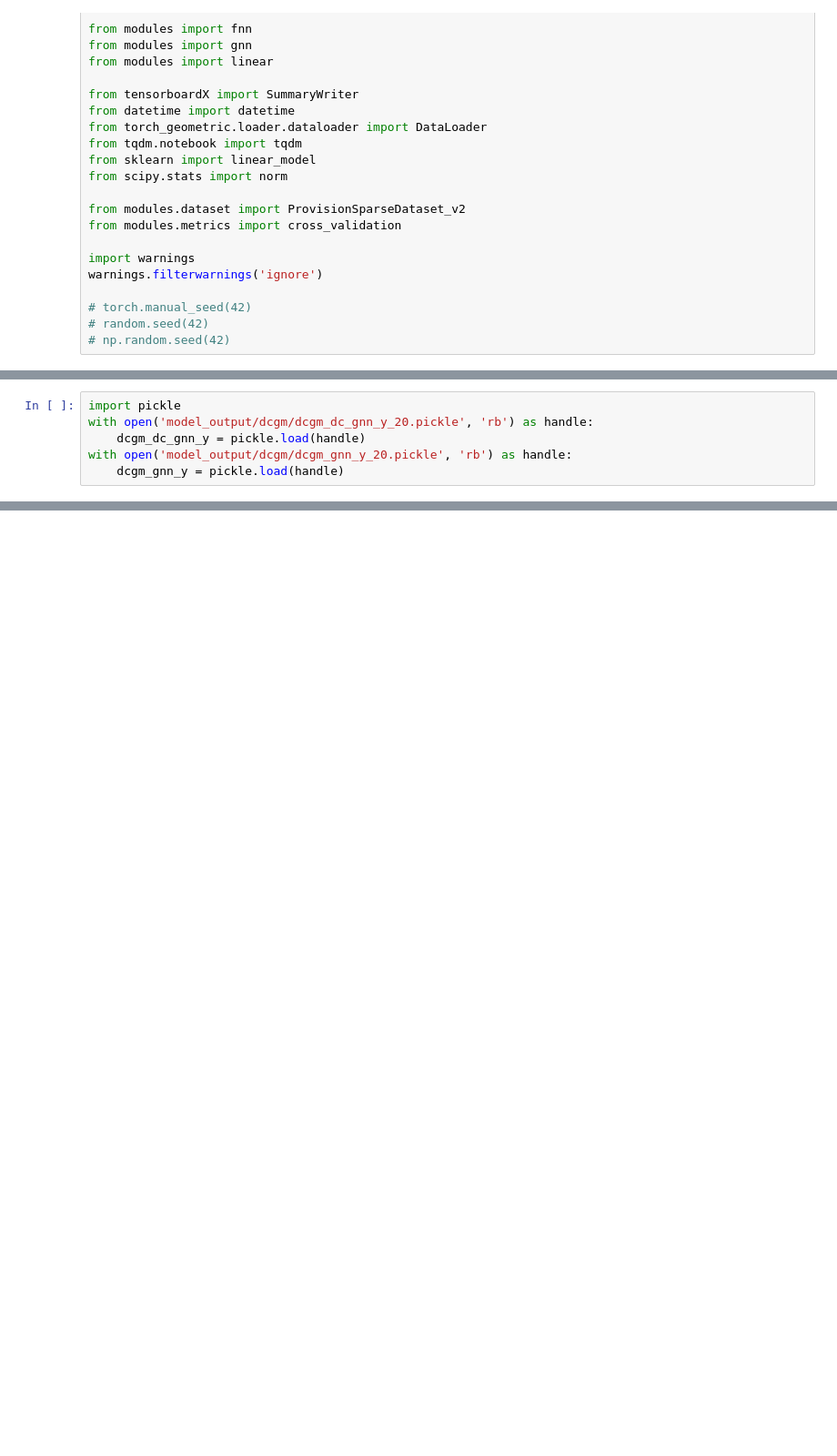
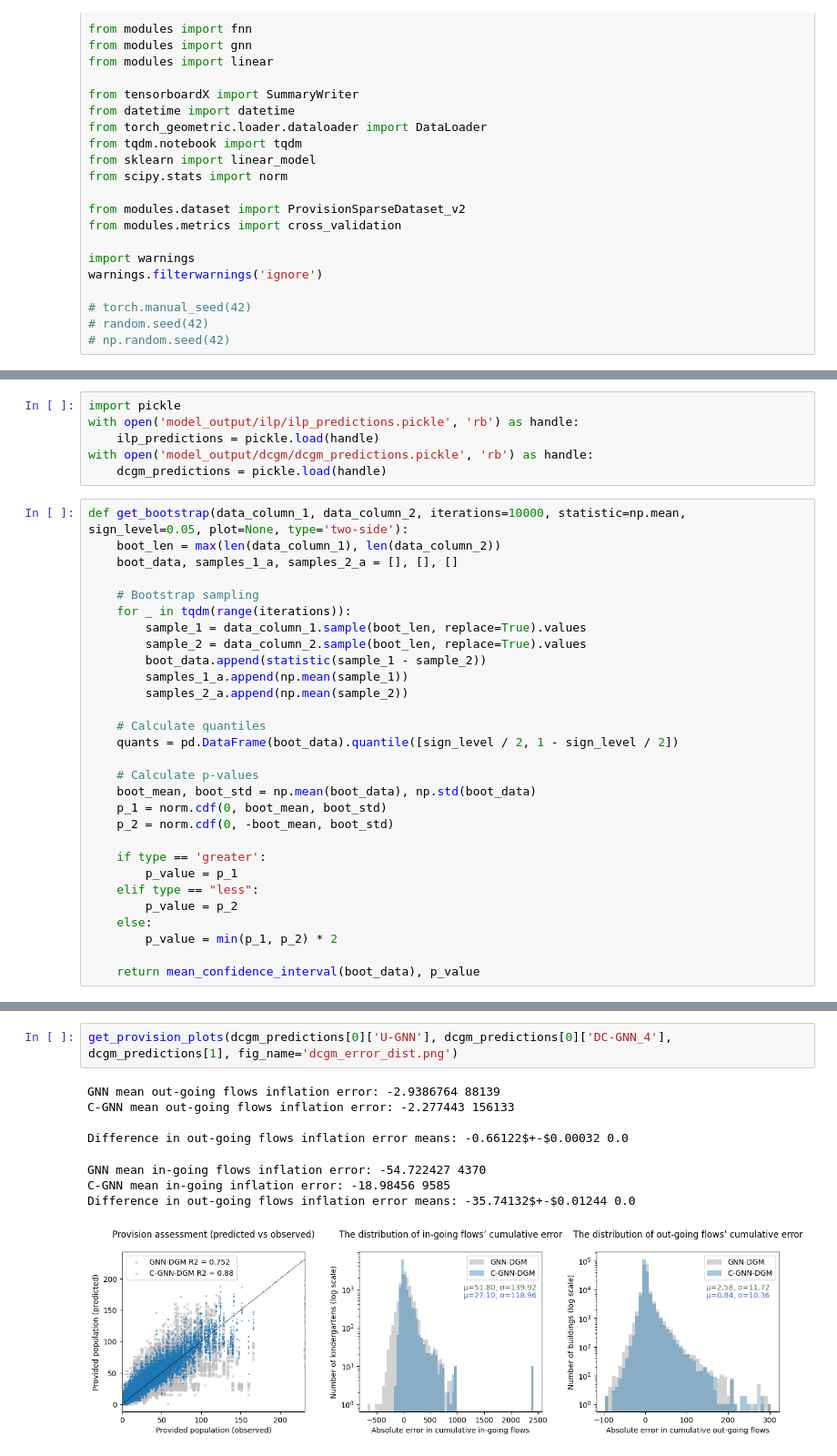
Before and after one commit to RitaMargari/urban-facilities-provision, a Jupyter notebook: main.ipynb, the cells around one changed output, grey strips where cells are left out. Shown at 91% size. Drawn from its saved outputs; the diff is of its cells as text; blank space fills up the shorter version.

```diff
--- a/main.ipynb
+++ b/main.ipynb
@@ -788,6 +481,0 @@ with open('model_output/ilp/ilp_gnn_y_20.pickle', 'rb') as handle:
-# %%
-import pickle
-with open('model_output/dcgm/dcgm_dc_gnn_y_20.pickle', 'rb') as handle:
-    dcgm_dc_gnn_y = pickle.load(handle)
-with open('model_output/dcgm/dcgm_gnn_y_20.pickle', 'rb') as handle:
-    dcgm_gnn_y = pickle.load(handle)
@@ -1008,0 +781,35 @@ Bootstrapping test: bootstap mean 27.495+/-0.015, p_value 0.000
+# %%
+import pickle
+with open('model_output/ilp/ilp_predictions.pickle', 'rb') as handle:
+    ilp_predictions = pickle.load(handle)
+with open('model_output/dcgm/dcgm_predictions.pickle', 'rb') as handle:
+    dcgm_predictions = pickle.load(handle)
+# %%
+def get_bootstrap(data_column_1, data_column_2, iterations=10000, statistic=np.mean, sign_level=0.05, plot=None, type='two-side'):
+    boot_len = max(len(data_column_1), len(data_column_2))
+    boot_data, samples_1_a, samples_2_a = [], [], []
+
+    # Bootstrap sampling
+    for _ in tqdm(range(iterations)):
+        sample_1 = data_column_1.sample(boot_len, replace=True).values
+        sample_2 = data_column_2.sample(boot_len, replace=True).values
+        boot_data.append(statistic(sample_1 - sample_2))
+        samples_1_a.append(np.mean(sample_1))
+        samples_2_a.append(np.mean(sample_2))
+
+    # Calculate quantiles
+    quants = pd.DataFrame(boot_data).quantile([sign_level / 2, 1 - sign_level / 2])
+
+    # Calculate p-values
+    boot_mean, boot_std = np.mean(boot_data), np.std(boot_data)
+    p_1 = norm.cdf(0, boot_mean, boot_std)
+    p_2 = norm.cdf(0, -boot_mean, boot_std)
+
+    if type == 'greater':
+        p_value = p_1
+    elif type == "less":
+        p_value = p_2
+    else:
+        p_value = min(p_1, p_2) * 2
+
+    return mean_confidence_interval(boot_data), p_value
@@ -1008,0 +956,11 @@ Bootstrapping test: bootstap mean 27.495+/-0.015, p_value 0.000
+# %%
+get_provision_plots(dcgm_predictions[0]['U-GNN'], dcgm_predictions[0]['DC-GNN_4'], dcgm_predictions[1], fig_name='dcgm_error_dist.png')
+# %% [output]
+GNN mean out-going flows inflation error: -2.9386764 88139
+C-GNN mean out-going flows inflation error: -2.277443 156133
+
+Difference in out-going flows inflation error means: -0.66122$+-$0.00032 0.0
+GNN mean in-going flows inflation error: -54.722427 4370
+C-GNN mean in-going inflation error: -18.98456 9585
+Difference in out-going flows inflation error means: -35.74132$+-$0.01244 0.0
+[figure, added]
```
Also changed, not shown: parts of 35 cells of this notebook, 21 other files.
